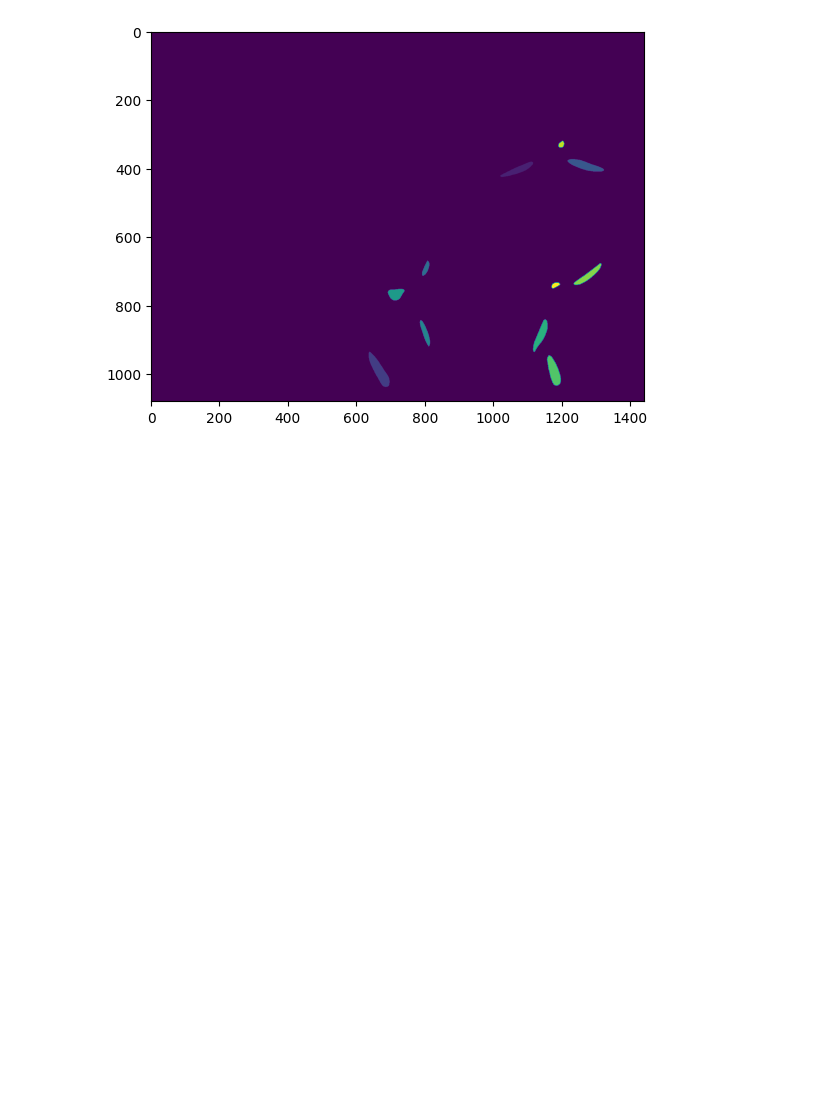
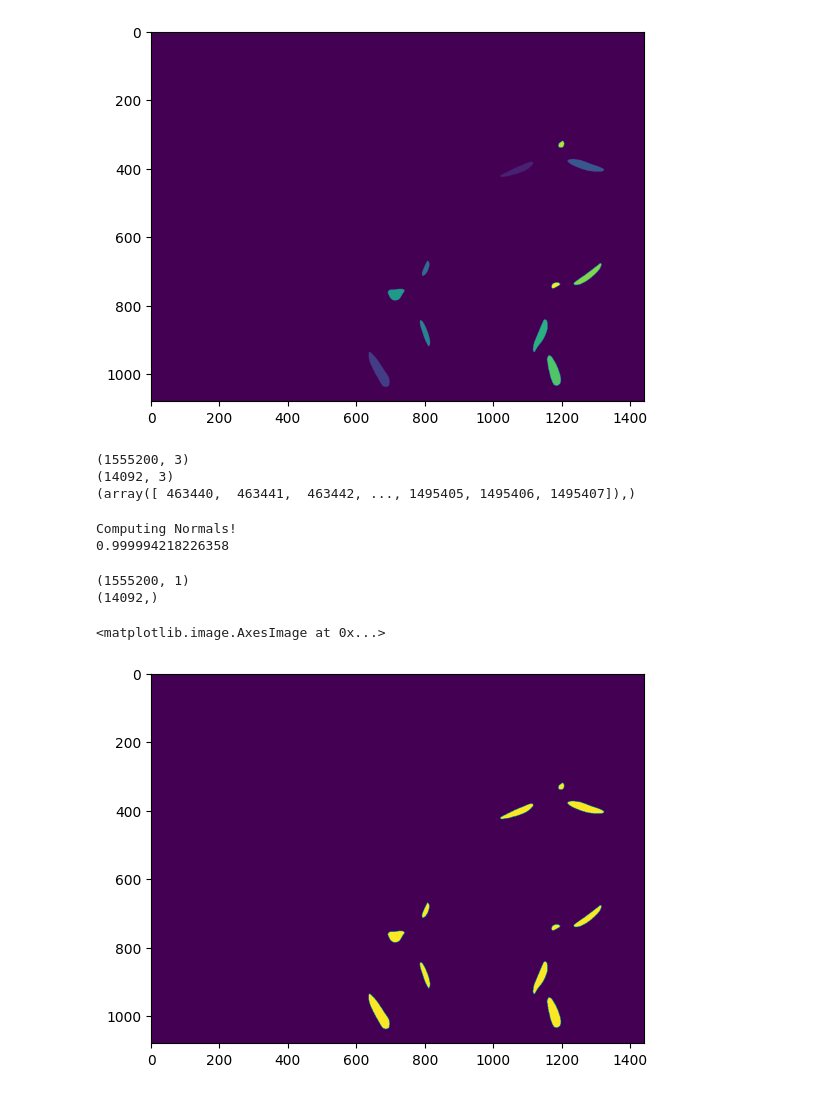
Before and after one commit to dfriishecht/leaf-grasping-point, a Jupyter notebook: PCDandDepth/find_optimal_leaf.ipynb, the cells around one changed output. Saved outputs shown, nothing was run; the diff lists cells and outputs as text; code cells hidden in the pictures; blank space fills up the shorter version.

Commit message:
Add test code for orientation estimation

```diff
--- a/PCDandDepth/find_optimal_leaf.ipynb
+++ b/PCDandDepth/find_optimal_leaf.ipynb
@@ -131,3 +133,25 @@ def do_convolution(kernel, mask):
         i_, j_ = np.where(graspable_area_ == np.amax(graspable_area_))
         graspable_areas[i_, j_] = i
     return graspable_areas
+# %%
+
+binary_grasp_mask = graspable_mask >=1
+leafs[:,:,0] = leafs[:,:,0]*binary_grasp_mask
+leafs[:,:,1] = leafs[:,:,1]*binary_grasp_mask
+leafs[:,:,2] = leafs[:,:,2]*binary_grasp_mask
+leafs[:,:,3] = leafs[:,:,3]*binary_grasp_mask
+leafs_ = np.reshape(leafs[:,:,0:3], (1555200, 3))
+print(leafs_.shape)
+index = np.argwhere(leafs_ == [0,0,0])
+inverse_index = np.nonzero(leafs_[:,2])
+leafs__ = np.delete(leafs_, index,0)
+print(leafs__.shape)
+print(inverse_index)
+# %% [output]
+(1555200, 3)
+(14092, 3)
+(array([ 463440,  463441,  463442, ..., 1495405, 1495406, 1495407]),)
+# %%
+
+processed_pcd = o3d.geometry.PointCloud()
+processed_pcd.points = o3d.utility.Vector3dVector(leafs__)
@@ -133,0 +163,15 @@ def do_convolution(kernel, mask):
+# %%
+pcm.compute_normals(processed_pcd)
+sqrt_dist = np.sum((processed_pcd.normals[999])**2, axis=0)
+dist = np.sqrt(sqrt_dist)
+normal_orientation = np.asarray(processed_pcd.normals)[:,2]
+normal_orientation = abs(normal_orientation)
+print(max(normal_orientation))
+orientation_color = np.zeros((len(normal_orientation), 3))
+orientation_color[:,0]=normal_orientation
+orientation_color[:,1]=0
+orientation_color[:,2]=0
+processed_pcd.colors = o3d.utility.Vector3dVector(orientation_color)
+# %% [output]
+Computing Normals!
+0.999994218226358
@@ -133,0 +180,17 @@ def do_convolution(kernel, mask):
+# %%
+leaf_flatness = np.zeros((1555200, 1))
+print(leaf_flatness.shape)
+print(normal_orientation.shape)
+j=0
+for i in inverse_index[0]:
+    leafs_[i,0] = normal_orientation[j]
+    j+1
+# %% [output]
+(1555200, 1)
+(14092,)
+# %%
+leafs_orient = np.reshape(leafs_, (1080,1440,3))
+plt.imshow(leafs_orient[:,:,0])
+# %% [output]
+<matplotlib.image.AxesImage at 0x...>
+[figure, added]
```
Also changed, not shown: parts of 3 cells of this notebook, 1 other file.
